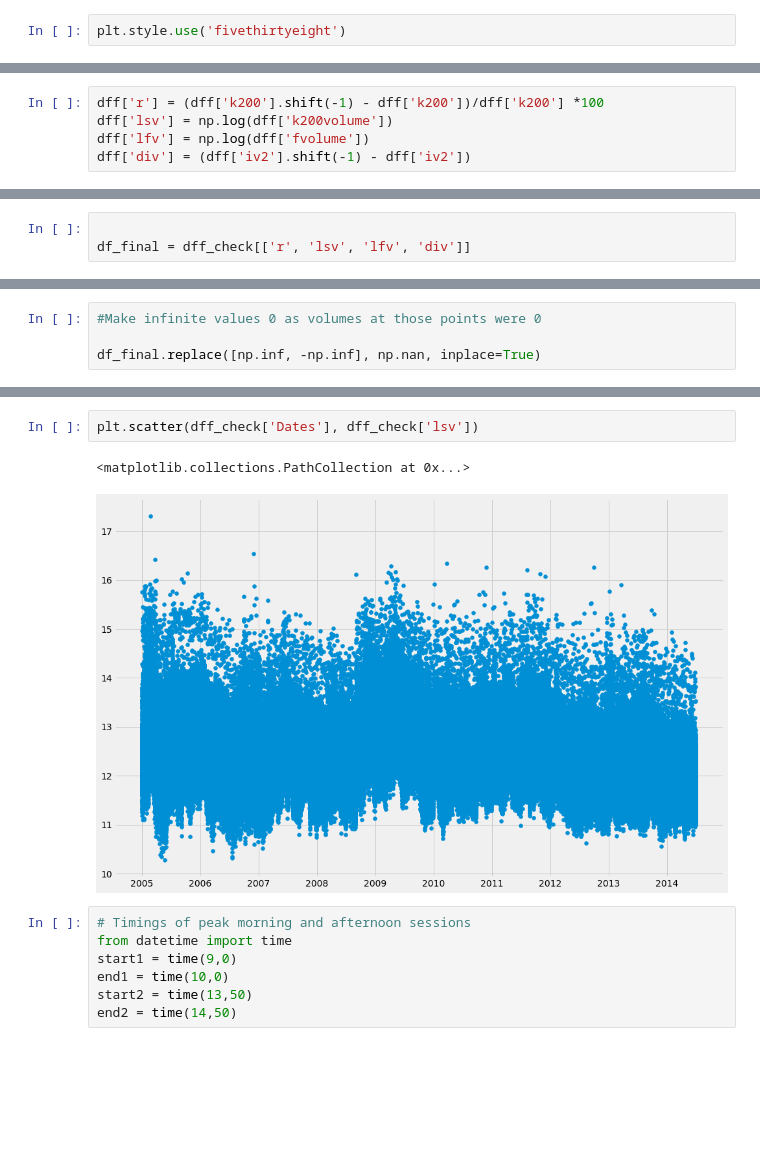
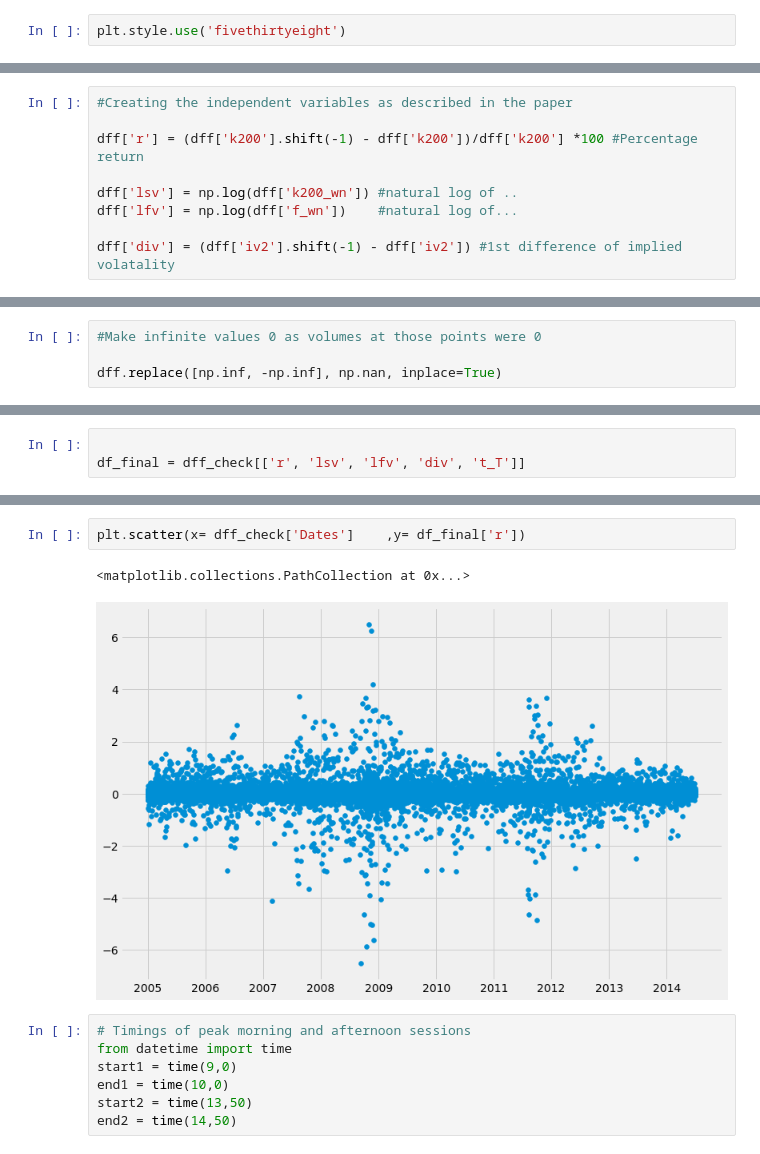
Before and after one commit to shivams289/Kaggle-Projects, a Jupyter notebook: Quantile_regression.ipynb, the cells around one changed output, grey strips where cells are left out. Drawn from its saved outputs; the diff is of its cells as text; blank space fills up the shorter version.

```diff
--- a/Quantile_regression.ipynb
+++ b/Quantile_regression.ipynb
@@ -126,8 +150,12 @@ plt.plot(dff['Dates'], dff['fvolume'])
 # %%
-dff['r'] = (dff['k200'].shift(-1) - dff['k200'])/dff['k200'] *100
-dff['lsv'] = np.log(dff['k200volume'])
-dff['lfv'] = np.log(dff['fvolume'])
-dff['div'] = (dff['iv2'].shift(-1) - dff['iv2'])
+#Creating the independent variables as described in the paper
+
+dff['r'] = (dff['k200'].shift(-1) - dff['k200'])/dff['k200'] *100 #Percentage return
+
+dff['lsv'] = np.log(dff['k200_wn']) #natural log of ..
+dff['lfv'] = np.log(dff['f_wn'])    #natural log of...
+
+dff['div'] = (dff['iv2'].shift(-1) - dff['iv2']) #1st difference of implied volatality
 # %% [output]
 A value is trying to be set on a copy of a slice from a DataFrame.
 Try using .loc[row_indexer,col_indexer] = value instead
@@ -151,0 +179,4 @@ See the caveats in the documentation: https://pandas.pydata.org/pandas-docs/stab
+# %%
+#Make infinite values 0 as volumes at those points were 0
+
+dff.replace([np.inf, -np.inf], np.nan, inplace=True)
@@ -169,4 +205,4 @@ dff_check
 # %%
 
-df_final = dff_check[['r', 'lsv', 'lfv', 'div']]
+df_final = dff_check[['r', 'lsv', 'lfv', 'div', 't_T']]
 # %%
@@ -188,4 +225,0 @@ df_final.describe(percentiles=[0.01, 0.05, 0.25, 0.75, 0.95, 0.99])
-# %%
-#Make infinite values 0 as volumes at those points were 0
-
-df_final.replace([np.inf, -np.inf], np.nan, inplace=True)
@@ -227,8 +238,8 @@ plt.scatter(df['Dates'], df['fvolume'])
 # %%
-plt.scatter(dff_check['Dates'], dff_check['lsv'])
+plt.scatter(x= dff_check['Dates']    ,y= df_final['r'])
 # %% [output]
 <matplotlib.collections.PathCollection at 0x...>
-[figure, old version]
+[figure, new version]
 # %%
 # Timings of peak morning and afternoon sessions
 from datetime import time
```
Also changed, not shown: parts of 70 cells of this notebook.
